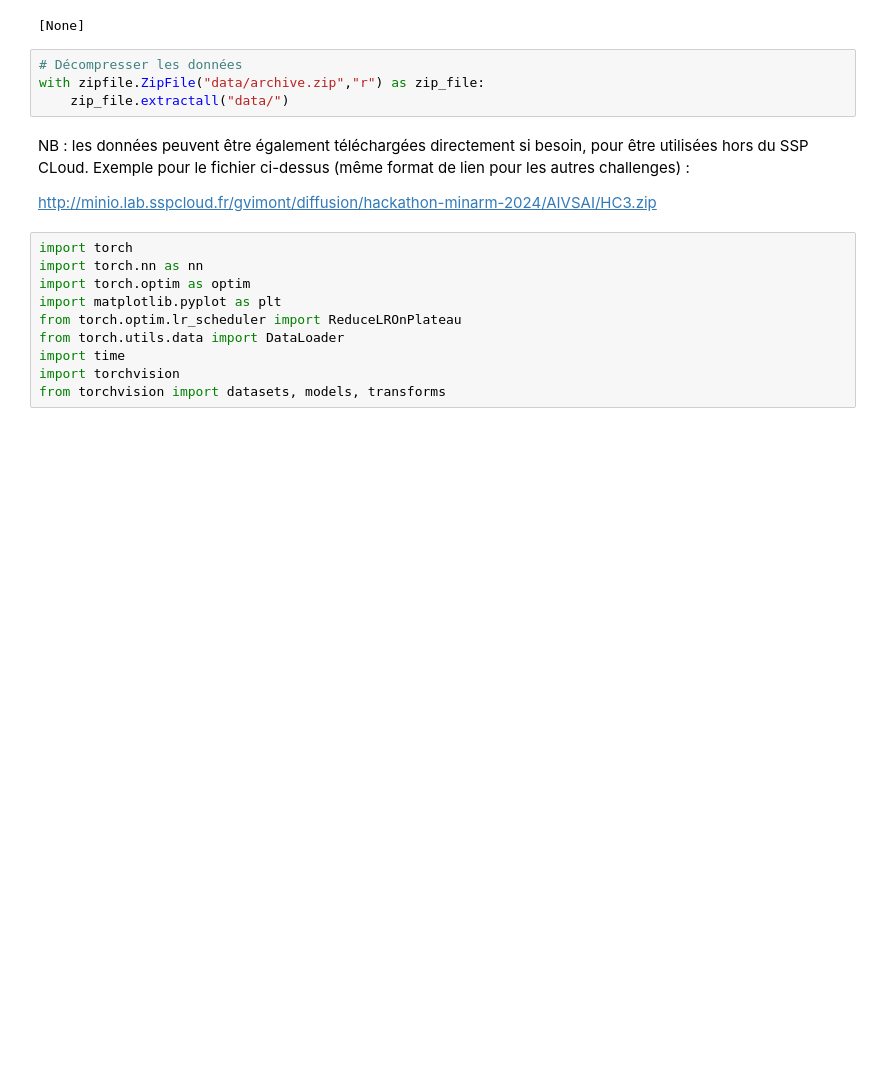
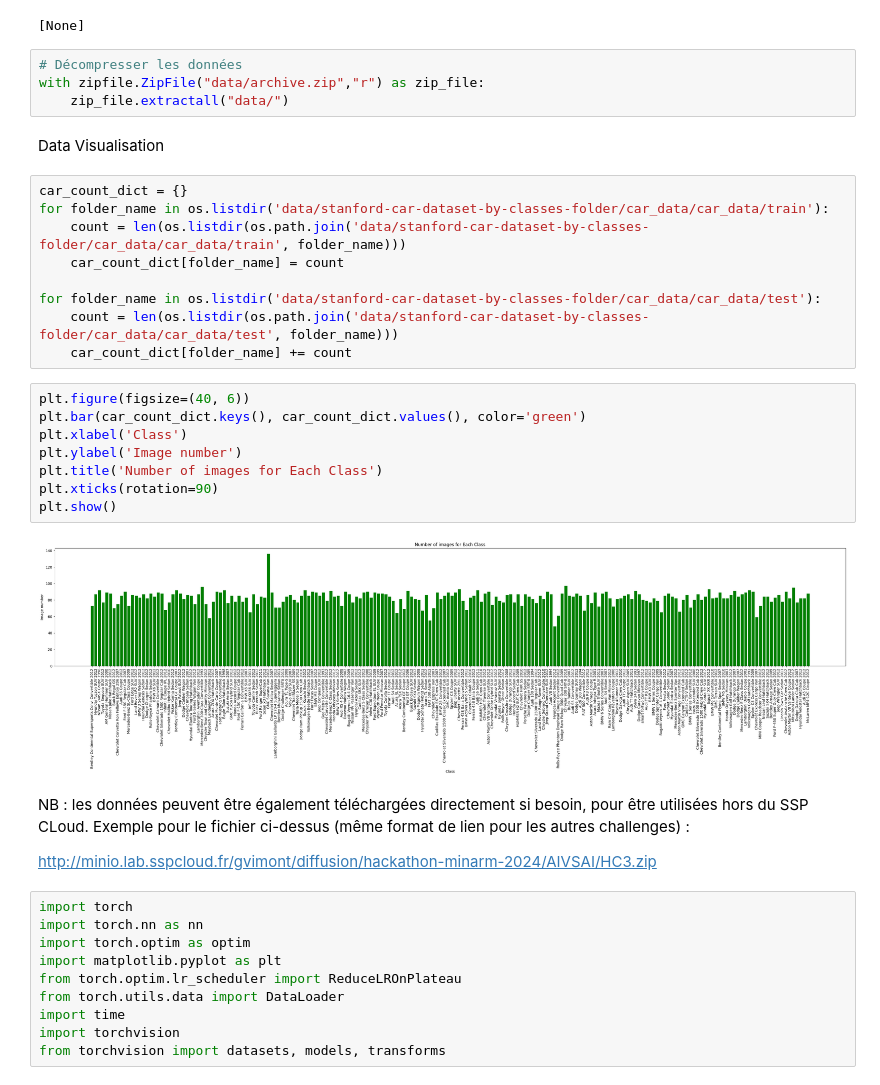
Before and after one commit to wjtak/6milarit-7, a Jupyter notebook: tutorial-s3_briac.ipynb, the cells around one changed output. Cells and saved outputs as stored; diff of their text form; blank space fills up the shorter version.

```diff
--- a/tutorial-s3_briac.ipynb
+++ b/tutorial-s3_briac.ipynb
@@ -35,6 +35,27 @@ fs.download(PATH_IN, 'data/archive.zip')
 # Décompresser les données
 with zipfile.ZipFile("data/archive.zip","r") as zip_file:
     zip_file.extractall("data/")
+# %% [markdown]
+Data Visualisation
+# %%
+car_count_dict = {}
+for folder_name in os.listdir('data/stanford-car-dataset-by-classes-folder/car_data/car_data/train'):
+    count = len(os.listdir(os.path.join('data/stanford-car-dataset-by-classes-folder/car_data/car_data/train', folder_name)))
+    car_count_dict[folder_name] = count
+
+for folder_name in os.listdir('data/stanford-car-dataset-by-classes-folder/car_data/car_data/test'):
+    count = len(os.listdir(os.path.join('data/stanford-car-dataset-by-classes-folder/car_data/car_data/test', folder_name)))
+    car_count_dict[folder_name] += count
+# %%
+plt.figure(figsize=(40, 6))
+plt.bar(car_count_dict.keys(), car_count_dict.values(), color='green')
+plt.xlabel('Class')
+plt.ylabel('Image number')
+plt.title('Number of images for Each Class')
+plt.xticks(rotation=90)
+plt.show()
+# %% [output]
+[figure, added]
 # %% [markdown]
 NB : les données peuvent être également téléchargées directement si besoin, pour être utilisées hors du SSP CLoud.
 Exemple pour le fichier ci-dessus (même format de lien pour les autres challenges) :
```
Also changed, not shown: parts of 6 cells of this notebook.
